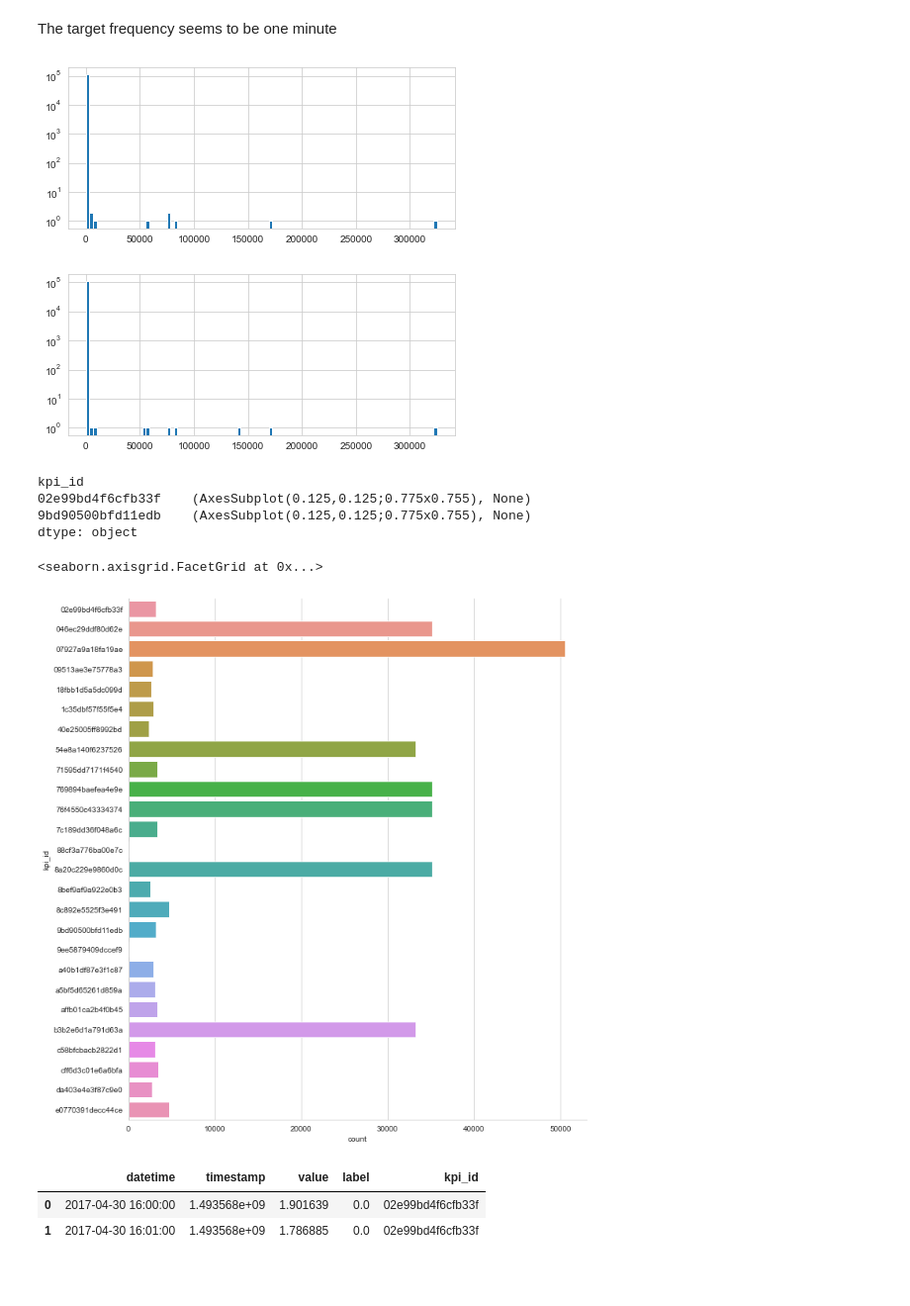
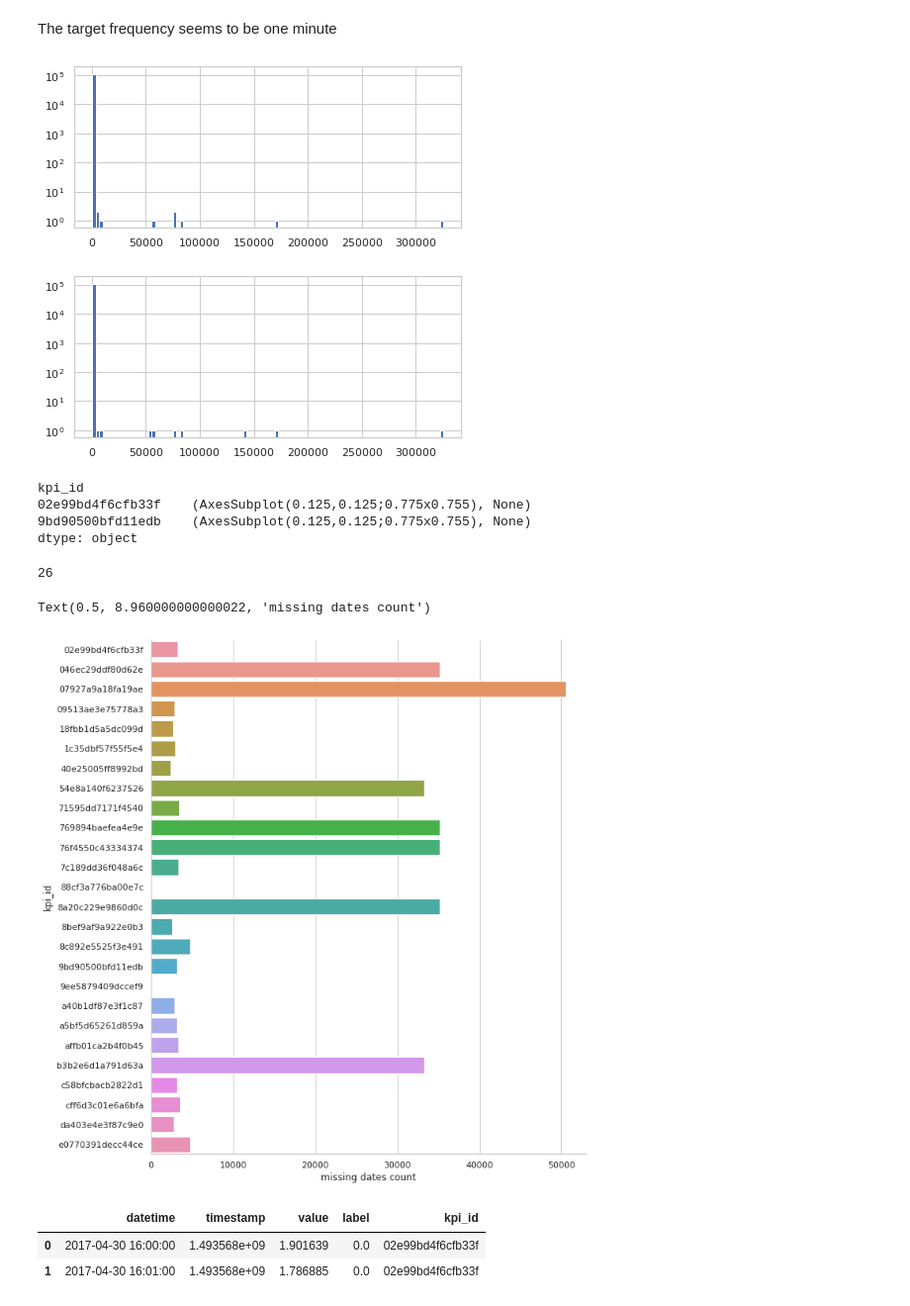
Before and after one commit to Cyprien-Ricque/kpi-anomaly-detection, a Jupyter notebook: notebooks/preprocessing.ipynb, the cells around one changed output. Shown at 99% size. Saved outputs shown, nothing was run; the diff lists cells and outputs as text; code cells hidden in the pictures; blank space fills up the shorter version.

```diff
--- a/notebooks/preprocessing.ipynb
+++ b/notebooks/preprocessing.ipynb
@@ -13,7 +13,7 @@ sns.set_style("whitegrid")
 # %% [markdown]
 ## Load Data
 # %%
-data_folder = '../'
+data_folder = '../data/'
 
 train_file = 'train.csv'
 test_file = 'test.csv'
@@ -91,21 +124,26 @@ The target frequency seems to be one minute
 df_test[df_test.kpi_id.isin(df_test.kpi_id.unique()[:2])].groupby('kpi_id').apply(lambda x:
                                                                                      (x.timestamp.diff().hist(log=True, bins=100, figure=plt.figure(figsize=(7, 3))), plt.show()))
 # %% [output]
-[figure, old version]
+[figure, new version]
-[figure, old version]
+[figure, new version]
 kpi_id
 02e99bd4f6cfb33f    (AxesSubplot(0.125,0.125;0.775x0.755), None)
 9bd90500bfd11edb    (AxesSubplot(0.125,0.125;0.775x0.755), None)
 dtype: object
+# %%
+df_train.kpi_id.unique().size
+# %% [output]
+26
 # %%
 # Plot the number of missing dates (with 1min interval) for each kpi
 
 missing_date_per_kip = df_train.groupby('kpi_id').apply(lambda x: pd.Series(pd.date_range(start=x.datetime.min(), end=x.datetime.max(), freq='1min').difference(x.datetime))).reset_index(drop=False)
 missing_date_per_kip = missing_date_per_kip.rename(columns={0: 'datetime'}).drop(columns=['level_1'])
 sns.catplot(y='kpi_id', x=None, data=missing_date_per_kip, kind='count', orient='h', height=10)
+plt.xlabel("missing dates count")
 # %% [output]
-<seaborn.axisgrid.FacetGrid at 0x...>
+Text(0.5, 8.960000000000022, 'missing dates count')
-[figure, old version]
+[figure, new version]
 # %%
 # Create missing date and fill na of these newly created dates
 
```
Also changed, not shown: parts of 6 cells of this notebook, 6 other files.
